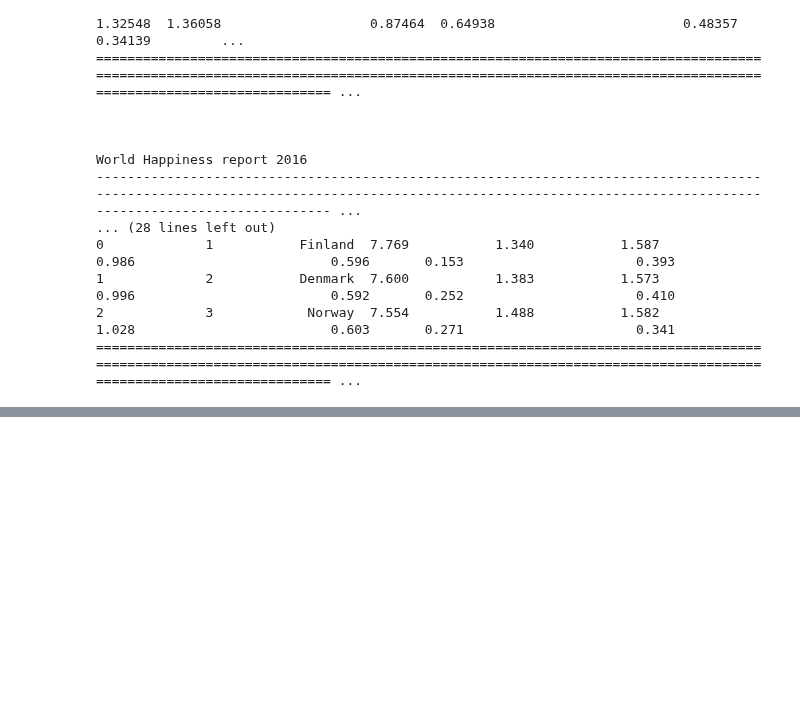
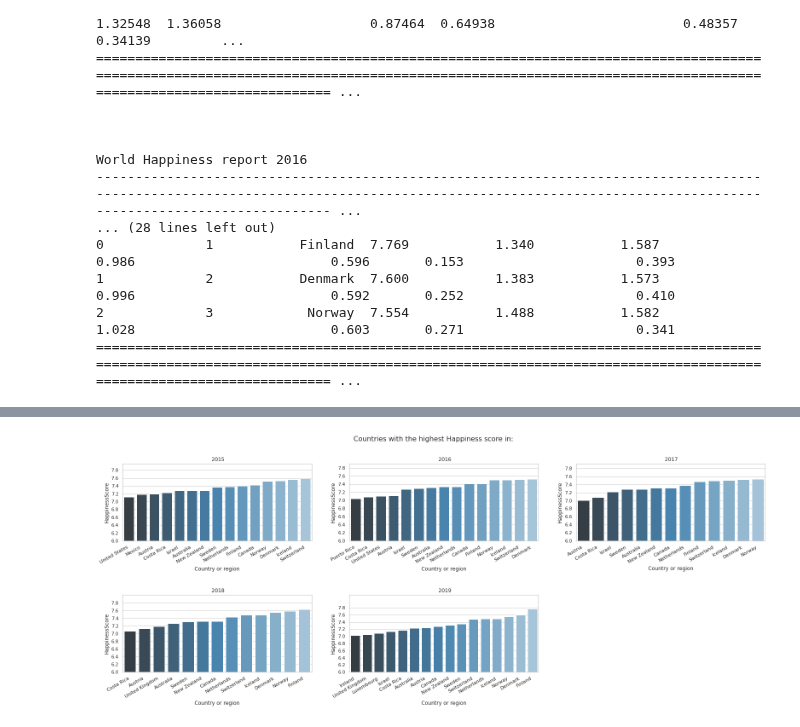
Before and after one commit to ArminD93/WorldHappinessReport, a Jupyter notebook: WorldHappinessReport_podsumowanie.ipynb, the cells around one changed output, grey strips where cells are left out. Saved outputs shown, nothing was run; the diff lists cells and outputs as text; code cells hidden in the pictures; blank space fills up the shorter version.

```diff
--- a/WorldHappinessReport_podsumowanie.ipynb
+++ b/WorldHappinessReport_podsumowanie.ipynb
@@ -121,0 +133,38 @@ plt.show()
+# %%
+x_data = ['Country', 'Country', 'Country', 'Country or region', 'Country or region' ]
+
+reportNo = 0
+cols = 3
+rows = 2
+x_data_id = 0
+
+
+fig = plt.figure(figsize=(27,9))
+fig.subplots_adjust(hspace=0.7, wspace=0.2)
+
+for i in range(1, 6):
+      fig.add_subplot(rows, cols, i)
+      report      = [ val for val in reports_dict.values() ][reportNo]
+      report_name = [ key for key in reports_dict.keys()   ][reportNo].split('happiness')[1]
+
+      happinessGreaterthan7 = report['HappinessScore'] >= 7
+      Sortedhappiness = report[happinessGreaterthan7].sort_values(by='HappinessScore')
+
+
+      g = sns.barplot(  data=Sortedhappiness, x=x_data[x_data_id],  y='HappinessScore', palette='Blues_d'  )
+
+      g.set( xlabel='Country or region', ylabel='HappinessScore', title=' {}'.format(report_name))
+      g.set_xticklabels( g.get_xticklabels(), rotation=30,  horizontalalignment='right', fontweight='light' )
+      g.set_yticks(np.arange(0, 8, step=0.2))
+      plt.ylim(ymin=6)
+
+
+      fig.suptitle('Countries with the highest Happiness score in:', fontsize=16)
+
+      reportNo  += 1
+      x_data_id += 1
+
+
+plt.show()
+# %% [output]
+[figure, added]
```
Also changed, not shown: parts of 3 cells of this notebook.
